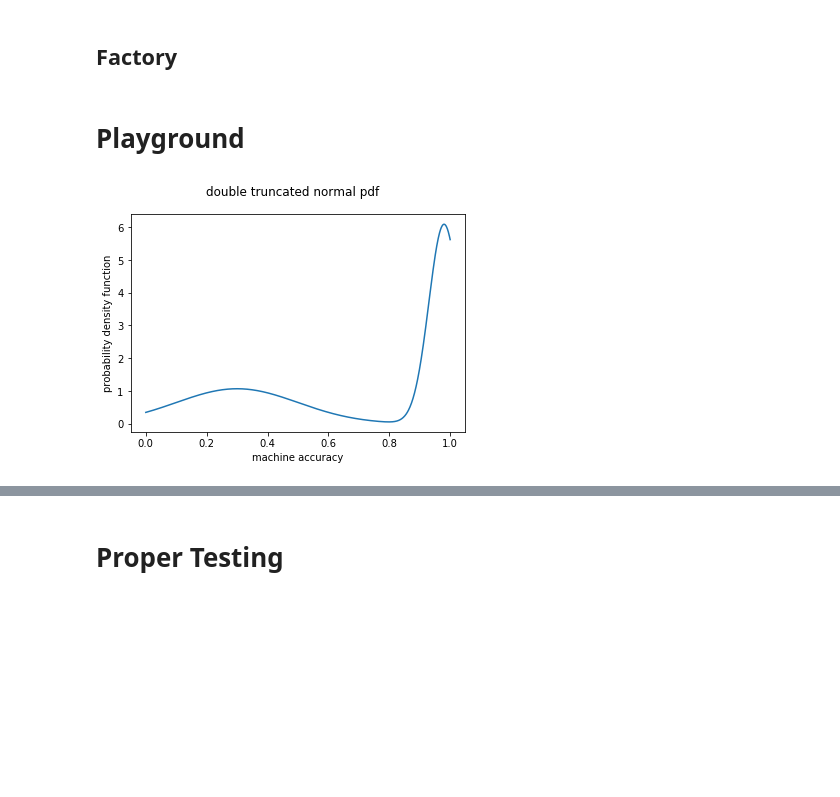
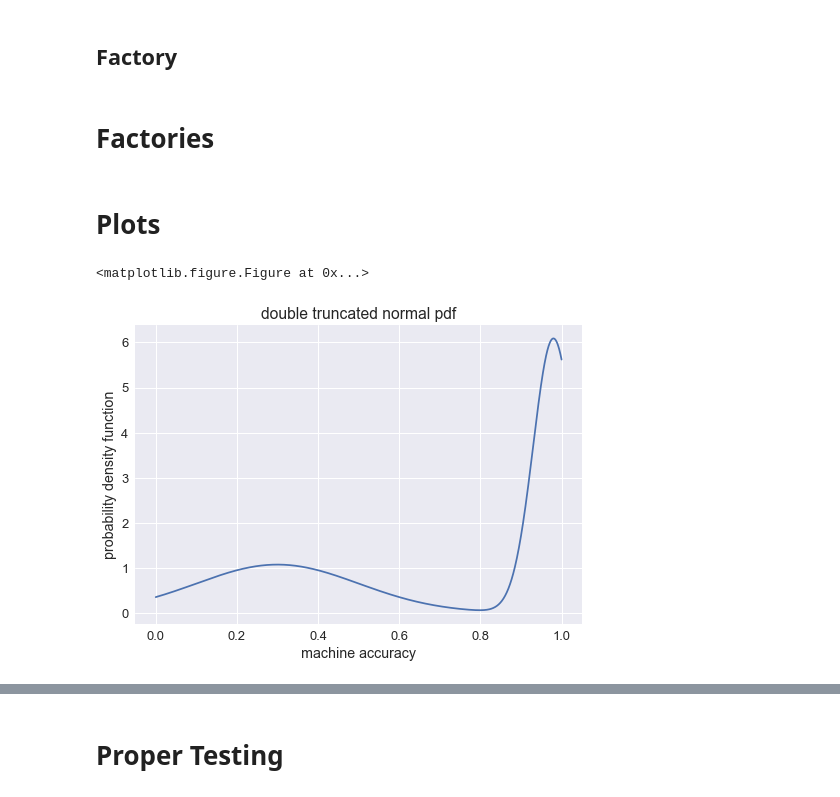
Before and after one commit to Yvee1/kans-modeling, a Jupyter notebook: solar.ipynb, the cells around one changed output, grey strips where cells are left out. Saved outputs shown, nothing was run; the diff lists cells and outputs as text; code cells hidden in the pictures; blank space fills up the shorter version.

```diff
--- a/solar.ipynb
+++ b/solar.ipynb
@@ -315,2 +334,2 @@ class AltFactory(Factory):
 # %% [markdown]
-# Playground
+# Factories
@@ -317,15 +339,20 @@ class AltFactory(Factory):
+# %% [markdown]
+# Plots
+# %%
+sns.set(font_scale=1.3)
 # %%
 mu1 = 0.98
 sigma1 = 0.05
 mu2 = 0.3
 sigma2 = 0.2
 
 fig, ax = plt.subplots(1, 1)
 x = np.arange(0, 1.001, 0.001)
 ax.plot(x, double_trunc_norm.pdf(x, mu1, sigma1, mu2, sigma2, 0.5))
 ax.set_xlabel("machine accuracy")
 ax.set_ylabel("probability density function")
-fig.suptitle('double truncated normal pdf')
+ax.set_title('double truncated normal pdf')
 plt.show()
 # %% [output]
+<matplotlib.figure.Figure at 0x...>
-[figure, old version]
+[figure, new version]
```
Also changed, not shown: parts of 17 cells of this notebook.
